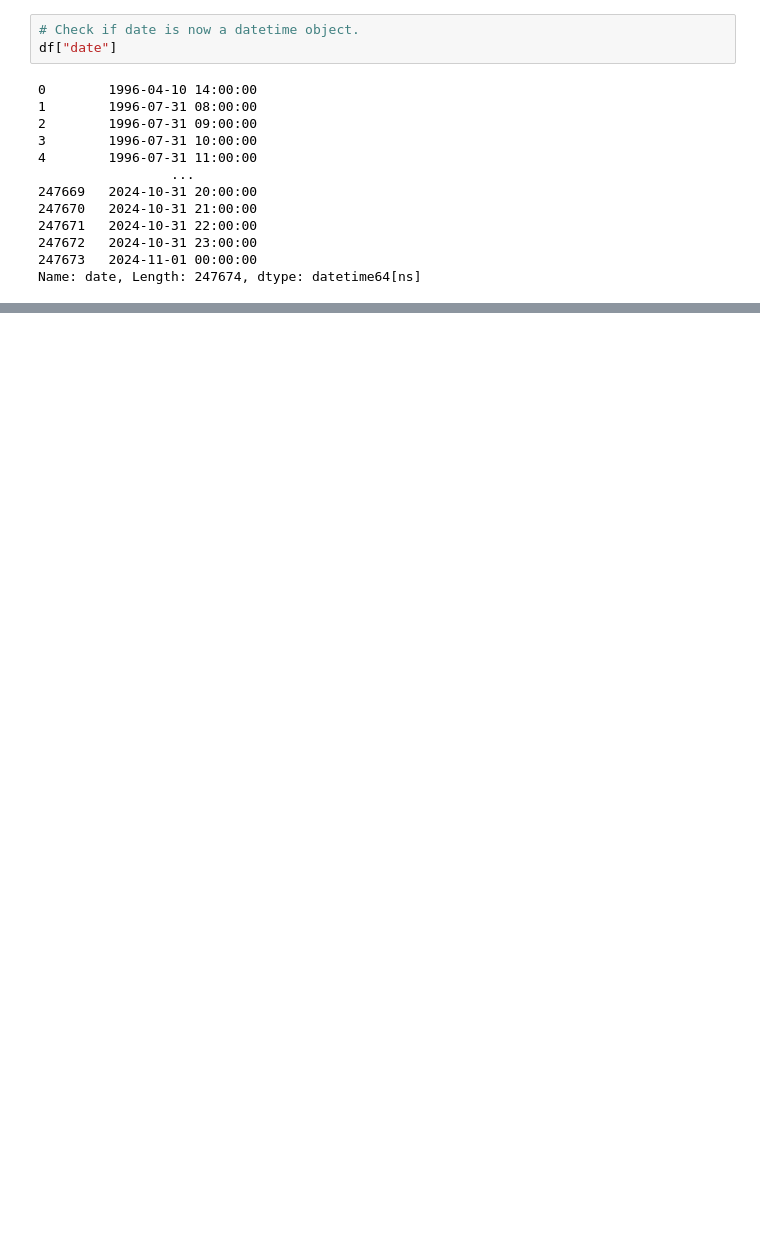
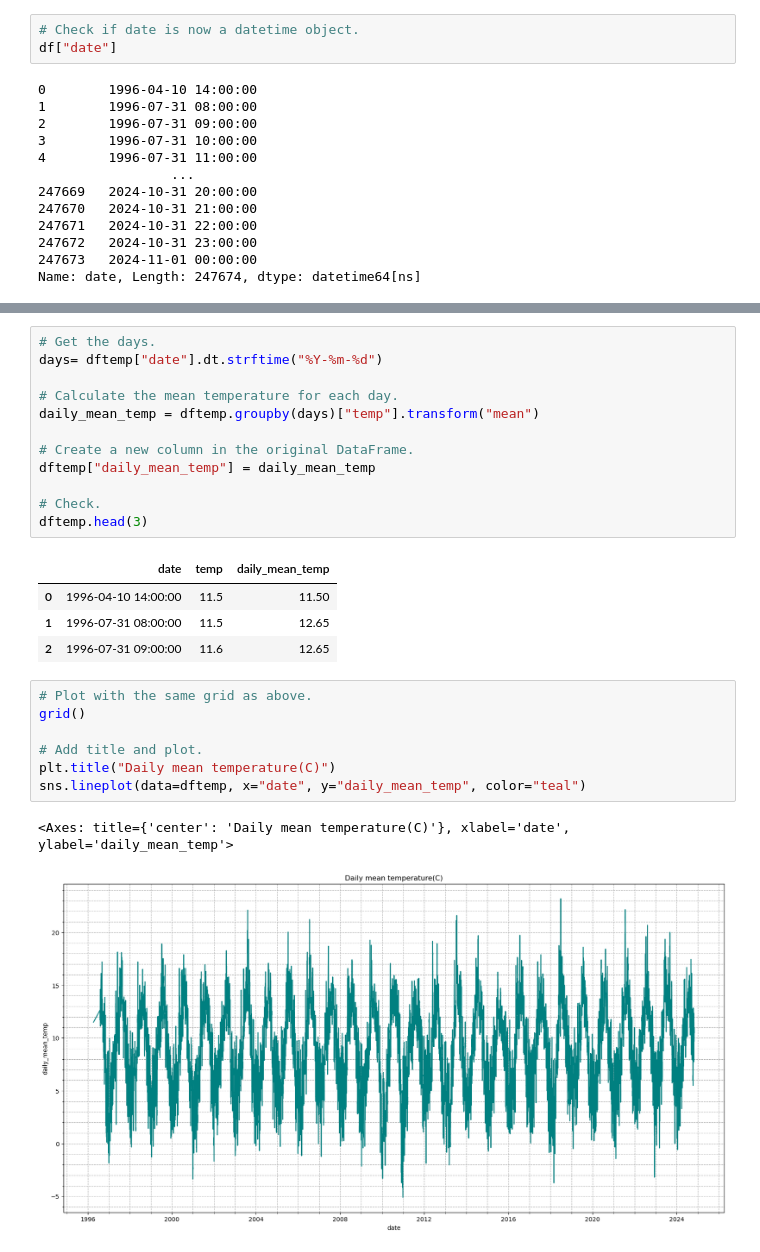
Before and after one commit to FatimaBOliveira/Programming-for-data-analytics, a Jupyter notebook: Assignments/assignment_6_Weather.ipynb, the cells around one changed output, grey strips where cells are left out. Cells and saved outputs as stored; diff of their text form; blank space fills up the shorter version.

```diff
--- a/Assignments/assignment_6_Weather.ipynb
+++ b/Assignments/assignment_6_Weather.ipynb
@@ -230,0 +203,27 @@ _____________
+# %%
+# Get the days.
+days= dftemp["date"].dt.strftime("%Y-%m-%d")
+
+# Calculate the mean temperature for each day.
+daily_mean_temp = dftemp.groupby(days)["temp"].transform("mean")
+
+# Create a new column in the original DataFrame.
+dftemp["daily_mean_temp"] = daily_mean_temp
+
+# Check.
+dftemp.head(3)
+# %% [output]
+|  | date | temp | daily_mean_temp |
+| 0 | 1996-04-10 14:00:00 | 11.5 | 11.50 |
+| 1 | 1996-07-31 08:00:00 | 11.5 | 12.65 |
+| 2 | 1996-07-31 09:00:00 | 11.6 | 12.65 |
+# %%
+# Plot with the same grid as above.
+grid()
+
+# Add title and plot.
+plt.title("Daily mean temperature(C)")
+sns.lineplot(data=dftemp, x="date", y="daily_mean_temp", color="teal")
+# %% [output]
+<Axes: title={'center': 'Daily mean temperature(C)'}, xlabel='date', ylabel='daily_mean_temp'>
+[figure, added]
```
Also changed, not shown: parts of 53 cells of this notebook.
